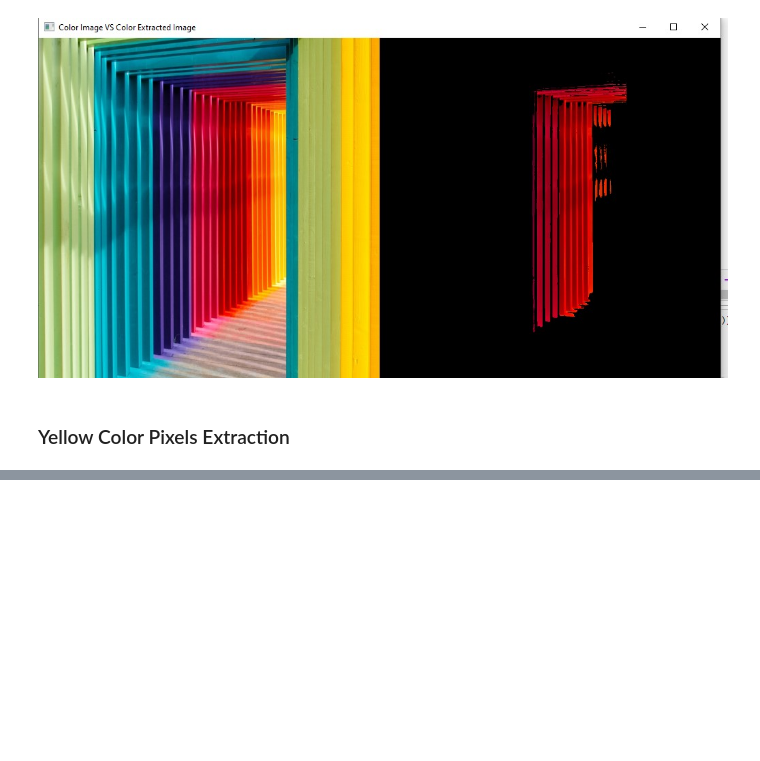
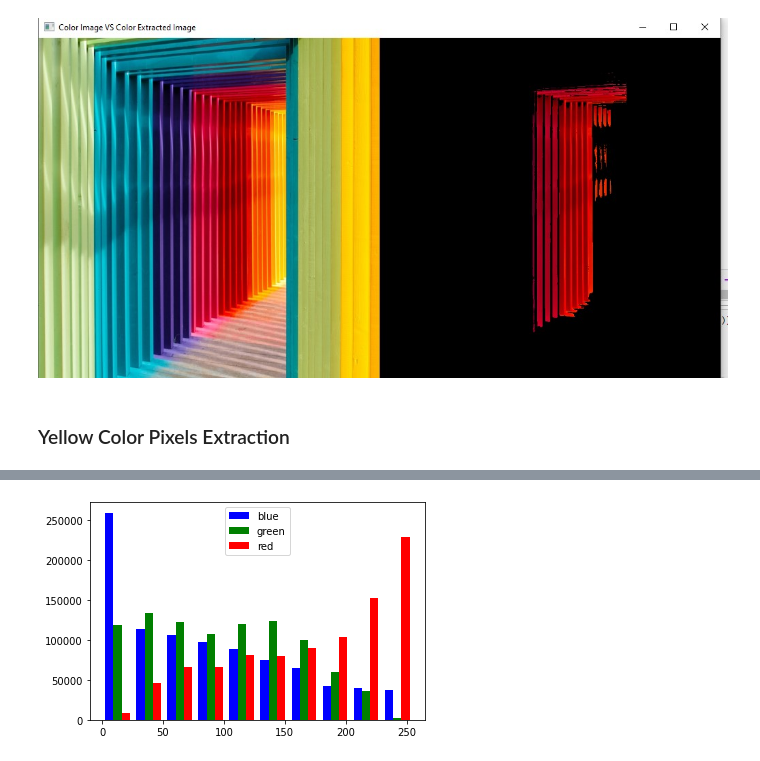
Before and after one commit to alaminbhuyan/OpenCV, a Jupyter notebook: Project1/Some_basic_function.ipynb, the cells around one changed output, grey strips where cells are left out. Saved outputs shown, nothing was run; the diff lists cells and outputs as text; code cells hidden in the pictures; blank space fills up the shorter version.

```diff
--- a/Project1/Some_basic_function.ipynb
+++ b/Project1/Some_basic_function.ipynb
@@ -1023,0 +1108,6 @@ cv2.destroyAllWindows()
+# %%
+plt.hist(x=img_ravel, color=colors, label=colors)
+plt.legend()
+plt.show()
+# %% [output]
+[figure, added]
```
Also changed, not shown: parts of 15 cells of this notebook, 8 other files.
